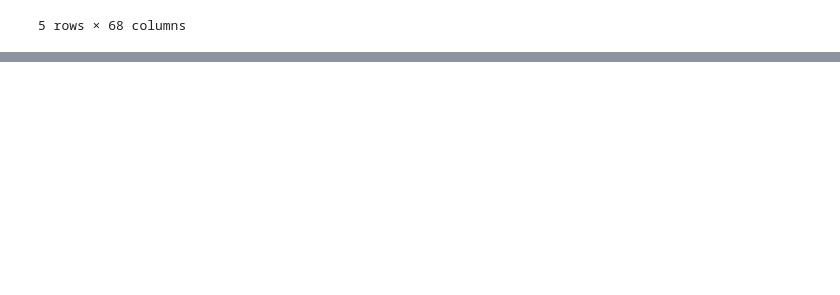
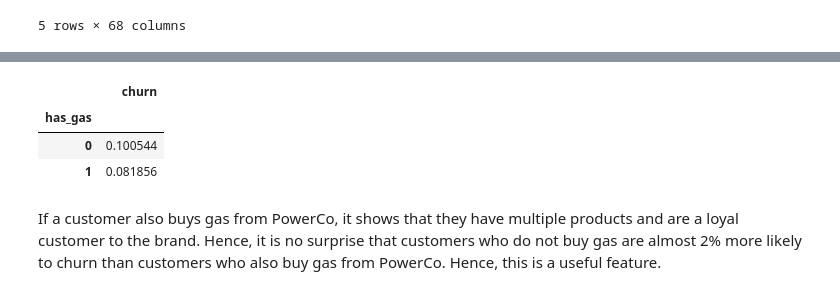
Before and after one commit to lawalsegun2025/forage_projects, a Jupyter notebook: 001_BCG_GAMMA_customer_churn_prediction/3_Feature_Engineering_and_Modelling/notebook/feature_engineering.ipynb, the cells around one changed output, grey strips where cells are left out. Drawn from its saved outputs; the diff is of its cells as text; code cells hidden in the pictures; blank space fills up the shorter version.

```diff
--- a/001_BCG_GAMMA_customer_churn_prediction/3_Feature_Engineering_and_Modelling/notebook/feature_engineering.ipynb
+++ b/001_BCG_GAMMA_customer_churn_prediction/3_Feature_Engineering_and_Modelling/notebook/feature_engineering.ipynb
@@ -327,0 +345,10 @@ df.shape
+# %%
+df['has_gas'] = df['has_gas'].replace(['t', 'f'], [1, 0])
+df.groupby(['has_gas']).agg({'churn': 'mean'})
+# %% [output]
+|  | churn |
+| has_gas |  |
+| 0 | 0.100544 |
+| 1 | 0.081856 |
+# %% [markdown]
+If a customer also buys gas from PowerCo, it shows that they have multiple products and are a loyal customer to the brand. Hence, it is no surprise that customers who do not buy gas are almost 2% more likely to churn than customers who also buy gas from PowerCo. Hence, this is a useful feature.
```
Also changed, not shown: parts of 3 cells of this notebook.
